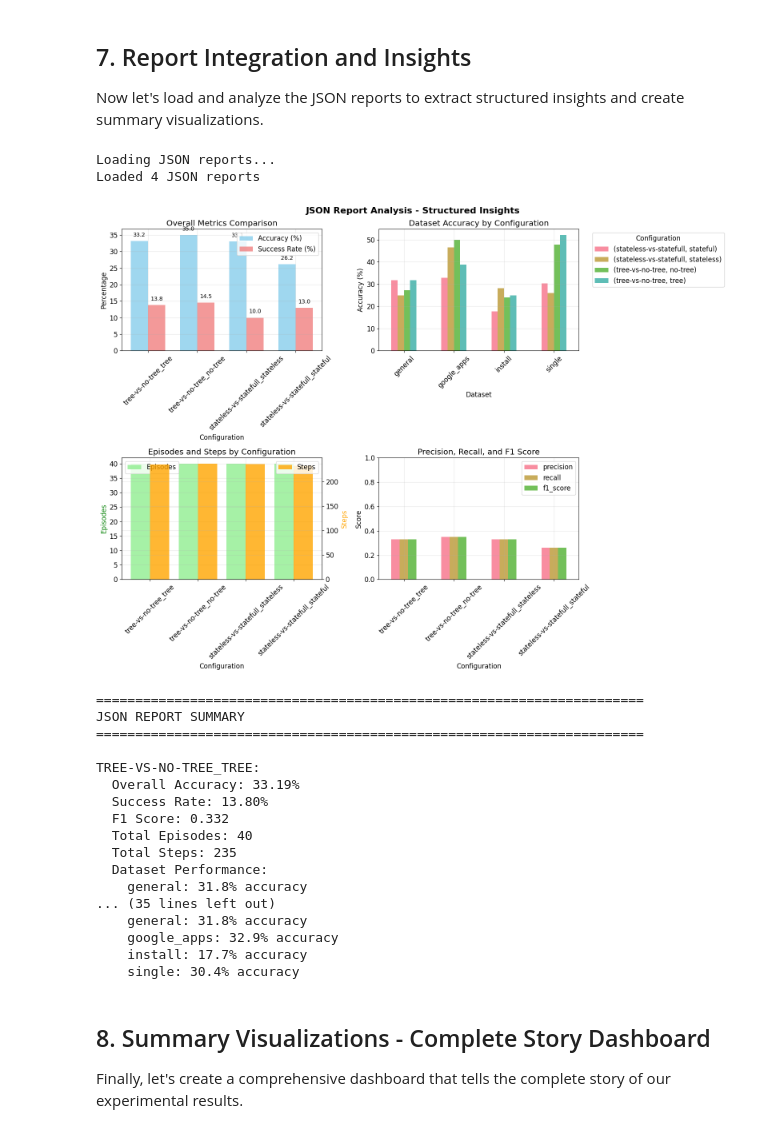
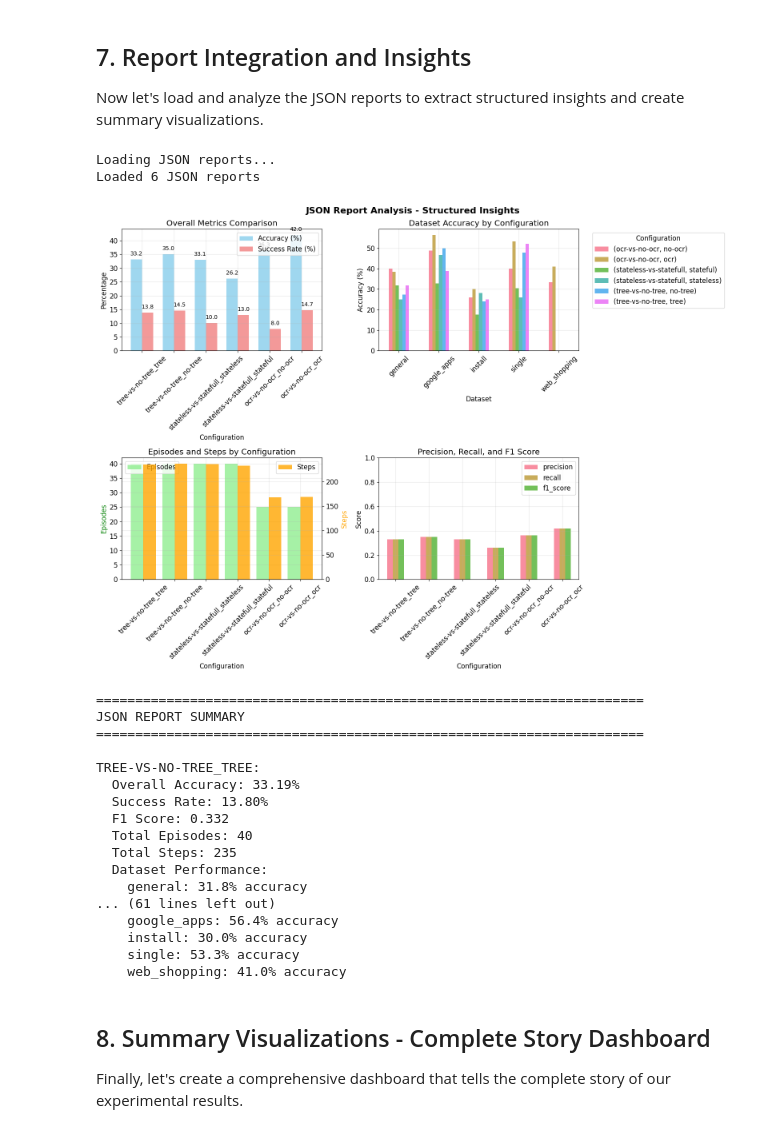
Before and after one commit to KarimSamirLotfy/mmllm, a Jupyter notebook: vis/comprehensive_analysis.ipynb, the cells around one changed output. Drawn from its saved outputs; the diff is of its cells as text; code cells hidden in the pictures.

```diff
--- a/vis/comprehensive_analysis.ipynb
+++ b/vis/comprehensive_analysis.ipynb
@@ -146,6 +148,12 @@ def load_all_csv_data():
                     run_config = 'tree'
                 elif 'no-tree' in path_parts:
                     run_config = 'no-tree'
+            elif 'ocr-vs-no-ocr' in path_parts:
+                run_type = 'ocr-vs-no-ocr'
+                if 'ocr' in path_parts and 'no-ocr' not in path_parts:
+                    run_config = 'ocr'
+                elif 'no-ocr' in path_parts:
+                    run_config = 'no-ocr'
             else:
                 run_type = 'unknown'
                 run_config = 'unknown'
@@ -727,6 +873,12 @@ if json_files:
                     run_config = 'tree'
                 elif 'no-tree' in path_parts:
                     run_config = 'no-tree'
+            elif 'ocr-vs-no-ocr' in path_parts:
+                run_type = 'ocr-vs-no-ocr'
+                if 'ocr' in path_parts and 'no-ocr' not in path_parts:
+                    run_config = 'ocr'
+                elif 'no-ocr' in path_parts:
+                    run_config = 'no-ocr'
             else:
                 run_type = 'unknown'
                 run_config = 'unknown'
@@ -859,35 +1011,35 @@ if json_files:
 
         plt.tight_layout()
         plt.show()
 
         # Print detailed report summary
         print("\n" + "="*70)
         print("JSON REPORT SUMMARY")
         print("="*70)
 
         for report in all_reports:
             config_name = f"{report['run_type']}_{report['run_config']}"
             print(f"\n{config_name.upper()}:")
 
             if 'overall_metrics' in report:
                 metrics = report['overall_metrics']
                 print(f"  Overall Accuracy: {metrics.get('accuracy', 0)*100:.2f}%")
                 print(f"  Success Rate: {metrics.get('success_rate', 0):.2f}%")
                 print(f"  F1 Score: {metrics.get('f1_score', 0):.3f}")
                 print(f"  Total Episodes: {metrics.get('total_episodes', 0)}")
                 print(f"  Total Steps: {metrics.get('total_steps', 0)}")
 
             if 'dataset_metrics' in report:
                 print(f"  Dataset Performance:")
                 for dataset, dataset_metrics in report['dataset_metrics'].items():
                     print(f"    {dataset}: {dataset_metrics.get('accuracy', 0)*100:.1f}% accuracy")
 
 else:
     print("No JSON report files found!")
 # %% [output]
 Loading JSON reports...
-Loaded 4 JSON reports
+Loaded 6 JSON reports
-[figure, old version]
+[figure, new version]
 ======================================================================
 JSON REPORT SUMMARY
 ======================================================================
@@ -900,11 +1052,11 @@ TREE-VS-NO-TREE_TREE:
   Total Steps: 235
   Dataset Performance:
     general: 31.8% accuracy
-... (35 lines left out)
-    general: 31.8% accuracy
-    google_apps: 32.9% accuracy
-    install: 17.7% accuracy
-    single: 30.4% accuracy
+... (61 lines left out)
+    google_apps: 56.4% accuracy
+    install: 30.0% accuracy
+    single: 53.3% accuracy
+    web_shopping: 41.0% accuracy
 # %% [markdown]
 ## 8. Summary Visualizations - Complete Story Dashboard
 
```
Also changed, not shown: parts of 10 cells of this notebook, 9 other files.
